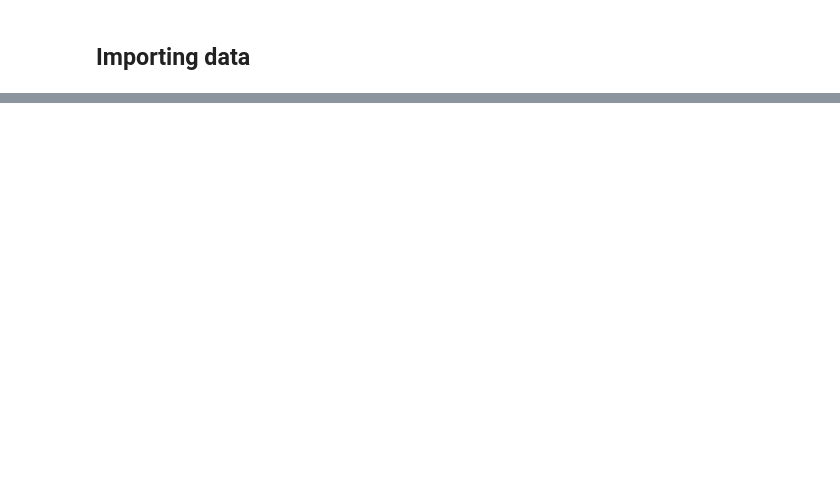
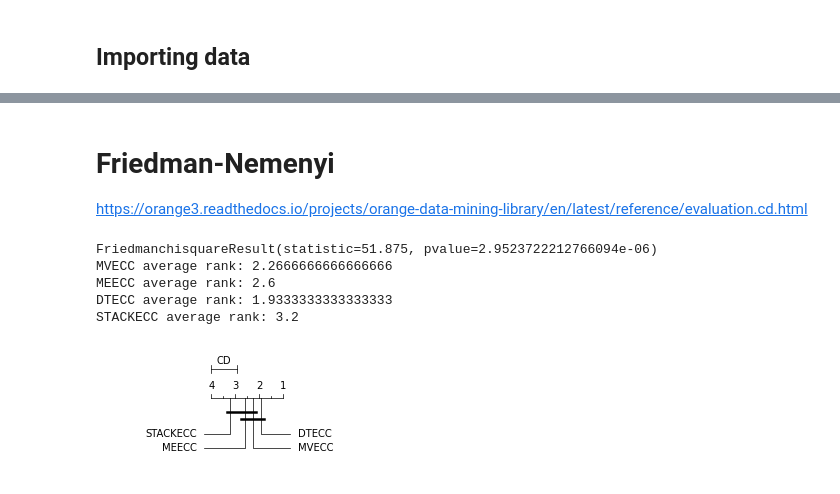
Before and after one commit to vfrocha/ddtecc, a Jupyter notebook: report.ipynb, the cells around one changed output, grey strips where cells are left out. Cells and saved outputs as stored; diff of their text form; code cells hidden in the pictures; blank space fills up the shorter version.

```diff
--- a/report.ipynb
+++ b/report.ipynb
@@ -188,0 +218,4 @@ create_metric_table('SubsetAccuracy', 'SAC_Rank')
+# %% [markdown]
+# Friedman-Nemenyi
+
+https://orange3.readthedocs.io/projects/orange-data-mining-library/en/latest/reference/evaluation.cd.html
@@ -188,0 +240,46 @@ create_metric_table('SubsetAccuracy', 'SAC_Rank')
+# %%
+from Orange.evaluation import compute_CD, graph_ranks
+from scipy.stats import wilcoxon, friedmanchisquare, rankdata
+import matplotlib.pyplot as plt
+
+def friedman_nemeyi_test(df, metric, ascending=False):
+  df_metric = compare_table(df, metric)
+  # First, we extract the algorithms names.
+  algorithms_names = df_metric.columns
+  # Then, we extract the performances as a numpy.ndarray.
+  performances_array = df_metric[algorithms_names].values
+  # Finally, we apply the Friedman test.
+  print(friedmanchisquare(*performances_array))
+
+  # Calculating the ranks of the algorithms for each dataset. The value of p is multipled by -1
+  # because the rankdata method ranks from the smallest to the greatest performance values.
+  # Since we are considering AUC as our performance measure, we want larger values to be best ranked.
+  multiplier = 1 if ascending else -1
+  ranks = np.array([rankdata(multiplier*p) for p in performances_array])
+  # Calculating the average ranks.
+  average_ranks = np.mean(ranks, axis=0)
+  print('\n'.join('{} average rank: {}'.format(a, r) for a, r in zip(algorithms_names, average_ranks)))
+
+  # This method computes the critical difference for Nemenyi test with alpha=0.1.
+  # For some reason, this method only accepts alpha='0.05' or alpha='0.1'.
+  cd = compute_CD(average_ranks,
+    n=len(df_metric),
+    alpha='0.1',
+    test='nemenyi')
+  # This method generates the plot.
+  graph_ranks(average_ranks,
+    names=algorithms_names,
+    cd=cd,
+    width=4,
+    textspace=1.5,
+    reverse=True)
+  plt.show()
+# %%
+friedman_nemeyi_test(df_fme, 'ExampleBasedFMeasure')
+# %% [output]
+FriedmanchisquareResult(statistic=51.875, pvalue=2.9523722212766094e-06)
+MVECC average rank: 2.2666666666666666
+MEECC average rank: 2.6
+DTECC average rank: 1.9333333333333333
+STACKECC average rank: 3.2
+[figure, added]
```
Also changed, not shown: parts of 56 cells of this notebook, 6 other files.
